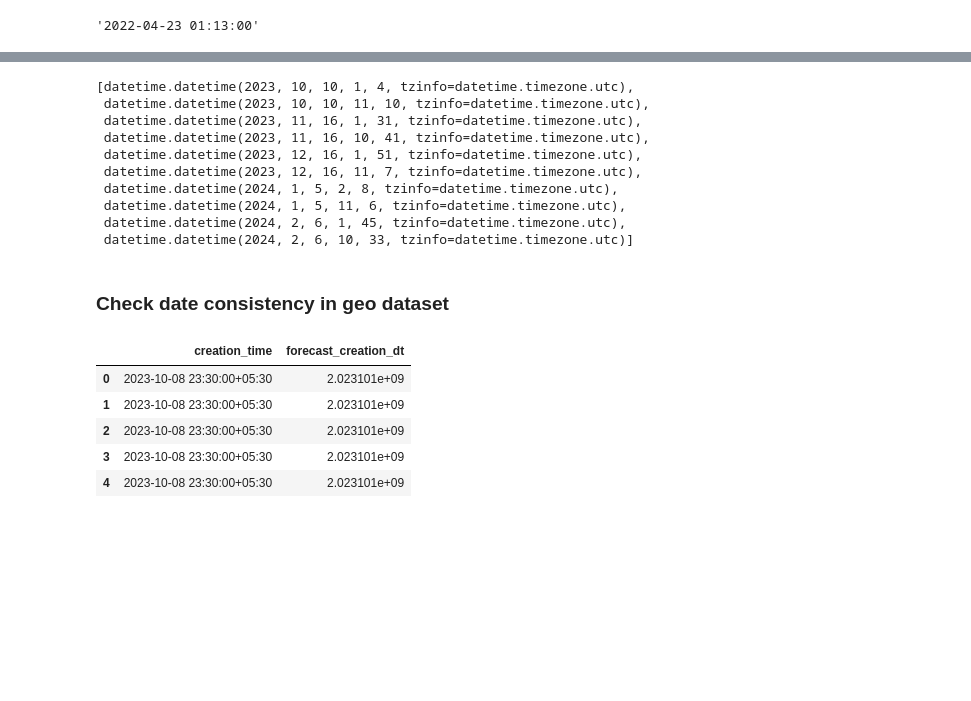
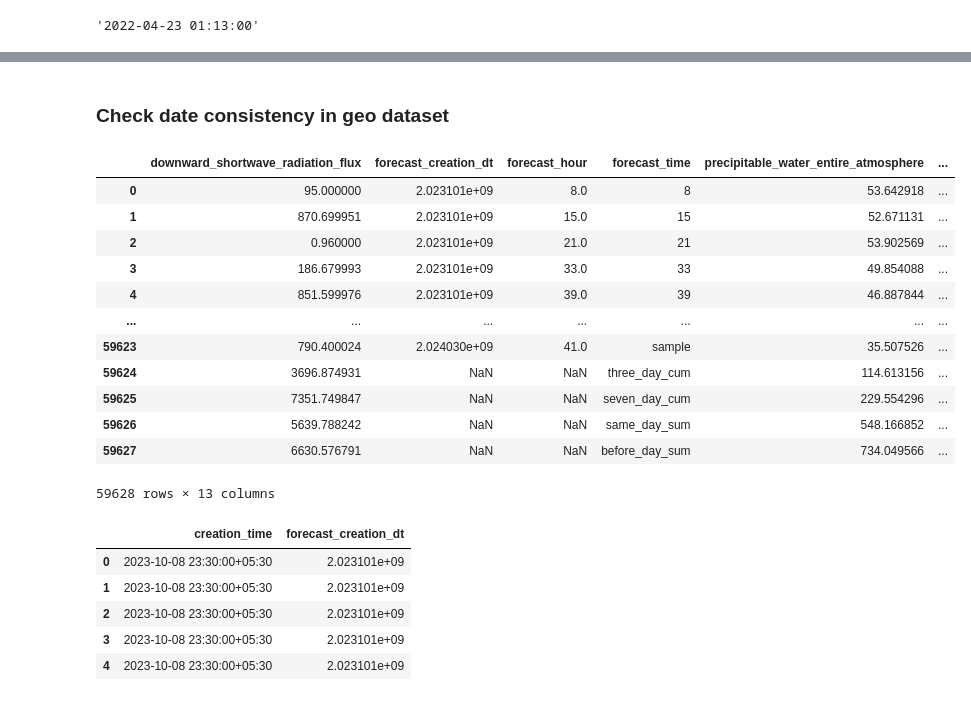
Before and after one commit to fish-welfare-initiative/fwi-predict, a Jupyter notebook: notebooks/17 check_download_pipeline.ipynb, the cells around one changed output, grey strips where cells are left out. Drawn from its saved outputs; the diff is of its cells as text; code cells hidden in the pictures; blank space fills up the shorter version.

```diff
--- a/notebooks/17 check_download_pipeline.ipynb
+++ b/notebooks/17 check_download_pipeline.ipynb
@@ -195,21 +147,24 @@ Name: sample_dt, dtype: datetime64[ms, UTC+05:30]
-# %%
-list(map(lambda d: d.astimezone(timezone.utc), temp['sample_dt'].dt.to_pydatetime()))
-# %% [output]
-[datetime.datetime(2023, 10, 10, 1, 4, tzinfo=datetime.timezone.utc),
- datetime.datetime(2023, 10, 10, 11, 10, tzinfo=datetime.timezone.utc),
- datetime.datetime(2023, 11, 16, 1, 31, tzinfo=datetime.timezone.utc),
- datetime.datetime(2023, 11, 16, 10, 41, tzinfo=datetime.timezone.utc),
- datetime.datetime(2023, 12, 16, 1, 51, tzinfo=datetime.timezone.utc),
- datetime.datetime(2023, 12, 16, 11, 7, tzinfo=datetime.timezone.utc),
- datetime.datetime(2024, 1, 5, 2, 8, tzinfo=datetime.timezone.utc),
- datetime.datetime(2024, 1, 5, 11, 6, tzinfo=datetime.timezone.utc),
- datetime.datetime(2024, 2, 6, 1, 45, tzinfo=datetime.timezone.utc),
- datetime.datetime(2024, 2, 6, 10, 33, tzinfo=datetime.timezone.utc)]
 # %% [markdown]
 ### Check date consistency in geo dataset
 # %%
 gfs_data = pd.read_csv("../data/gcs/train/gfs/measurements_with_metadata.csv")
 gfs_data = gfs_data.drop(columns=['system:index', '.geo'])
+# %%
+gfs_data
+# %% [output]
+|  | downward_shortwave_radiation_flux | forecast_creation_dt | forecast_hour | forecast_time | precipitable_water_entire_atmosphere | ... |
+| 0 | 95.000000 | 2.023101e+09 | 8.0 | 8 | 53.642918 | ... |
+| 1 | 870.699951 | 2.023101e+09 | 15.0 | 15 | 52.671131 | ... |
+| 2 | 0.960000 | 2.023101e+09 | 21.0 | 21 | 53.902569 | ... |
+| 3 | 186.679993 | 2.023101e+09 | 33.0 | 33 | 49.854088 | ... |
+| 4 | 851.599976 | 2.023101e+09 | 39.0 | 39 | 46.887844 | ... |
+| ... | ... | ... | ... | ... | ... | ... |
+| 59623 | 790.400024 | 2.024030e+09 | 41.0 | sample | 35.507526 | ... |
+| 59624 | 3696.874931 | NaN | NaN | three_day_cum | 114.613156 | ... |
+| 59625 | 7351.749847 | NaN | NaN | seven_day_cum | 229.554296 | ... |
+| 59626 | 5639.788242 | NaN | NaN | same_day_sum | 548.166852 | ... |
+| 59627 | 6630.576791 | NaN | NaN | before_day_sum | 734.049566 | ... |
+59628 rows × 13 columns
 # %%
 gfs_data = gfs_data[gfs_data['forecast_hour'].notna()] # Stick to numeric forecast times
 gfs_data['creation_time'] = pd.to_datetime(gfs_data['forecast_creation_dt'].astype(int).astype(str), format='%Y%m%d%H', utc=True).dt.tz_convert(pytz.timezone('Asia/Kolkata'))
```
Also changed, not shown: parts of 7 cells of this notebook, 38 other files.
